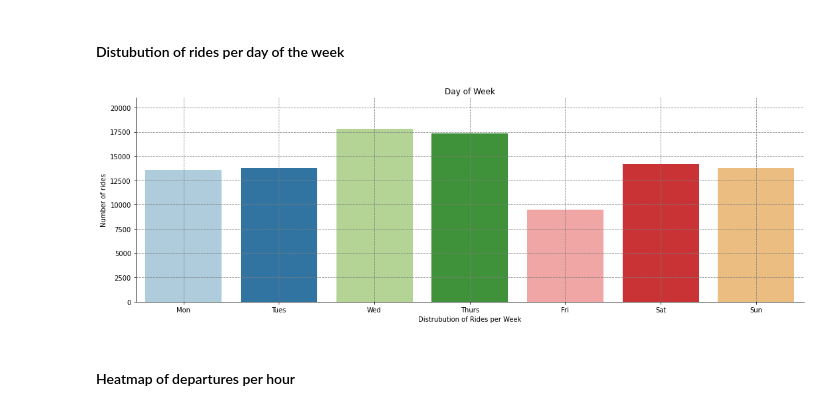
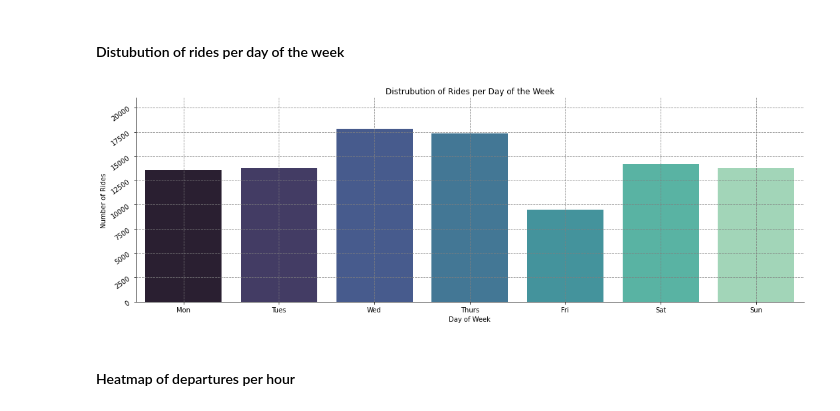
Before and after one commit to kelvinpurdom/HelsinkiCityBikes, a Jupyter notebook: notebooks/HelsinkiCityBikes.ipynb, the cells around one changed output. Drawn from its saved outputs; the diff is of its cells as text; code cells hidden in the pictures.

```diff
--- a/notebooks/HelsinkiCityBikes.ipynb
+++ b/notebooks/HelsinkiCityBikes.ipynb
@@ -332,18 +332,20 @@ plt.show()
 #### Distubution of rides per day of the week
 # %%
 # plotting rideshare per day
-palette = sns.color_palette('Paired', 10)
-g2 = sns.catplot(x="dow", kind="count", data=df.head(100000), height=5, aspect=3,palette=palette);
+
+dow = sns.catplot(x="dow", kind="count", data=df.head(100000),
+                 height=5, aspect=3,palette='mako');
 sns.despine()
 plt.ylim(0,21000)
 plt.grid(linestyle="--", color='grey')
-plt.title('Day of Week')
-plt.xlabel('Distrubution of Rides per Week')
+plt.xlabel('Day of Week', )
+plt.title('Distrubution of Rides per Day of the Week')
 plt.ylabel('Number of Rides')
-g2.set_xticklabels(['Mon','Tues','Wed','Thurs','Fri','Sat','Sun'])
+plt.yticks(rotation = 35)
+dow.set_xticklabels(['Mon','Tues','Wed','Thurs','Fri','Sat','Sun'])
 plt.show()
 # %% [output]
-[figure, old version]
+[figure, new version]
 # %% [markdown]
 #### Heatmap of departures per hour
 # %%
```
Also changed, not shown: parts of 1 cell of this notebook.
